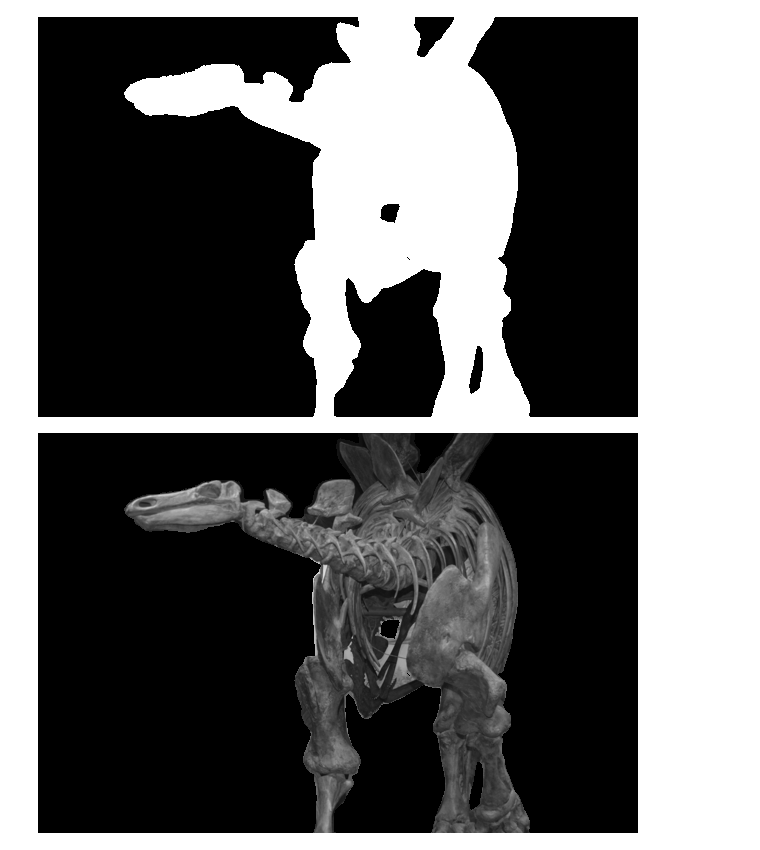
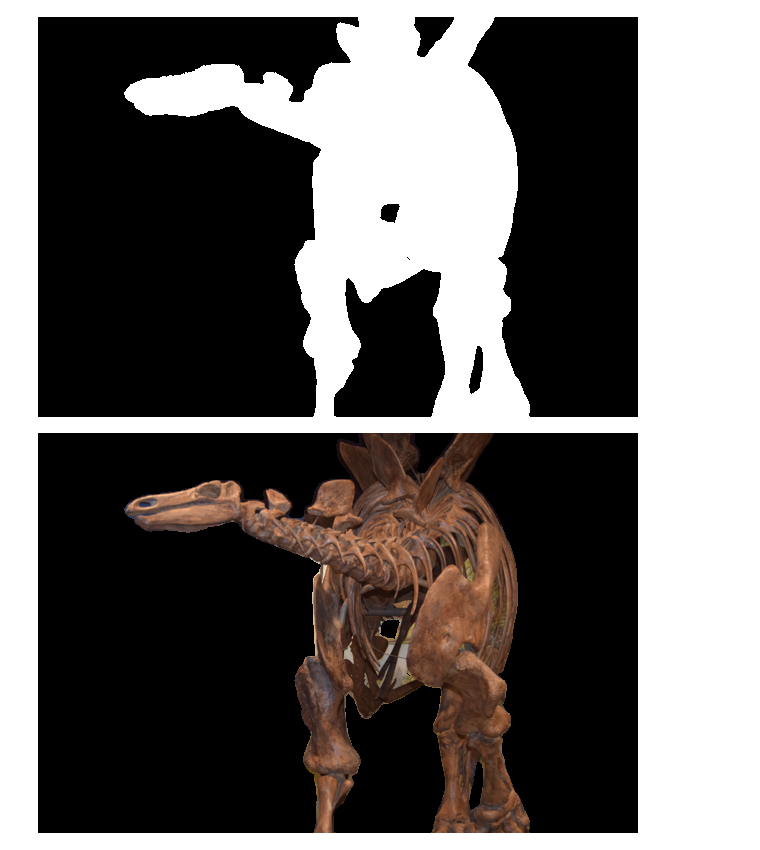
Before and after one commit to zmadscientist/DinosaurDepthMapClipping, a Jupyter notebook: dpt_dino.ipynb, the cells around one changed output. Drawn from its saved outputs; the diff is of its cells as text; code cells hidden in the pictures.

Commit message:
add new images, fix readme

```diff
--- a/dpt_dino.ipynb
+++ b/dpt_dino.ipynb
@@ -87,9 +87,8 @@ black = Image.fromarray(a*0).convert('L')
 mask.convert('RGB').show()
 # %% [output]
 [figure]
-# %%
-
-out = Image.composite(image, black, mask)
-out.convert('RGB').show()
-# %% [output]
-[figure, removed]
+# %%
+out = Image.composite(image.convert('RGB'), black.convert('RGB'), mask.convert('1'))
+out.convert('RGB').show()
+# %% [output]
+[figure, added]
```
Also changed, not shown: parts of 7 cells of this notebook, 6 other files.
